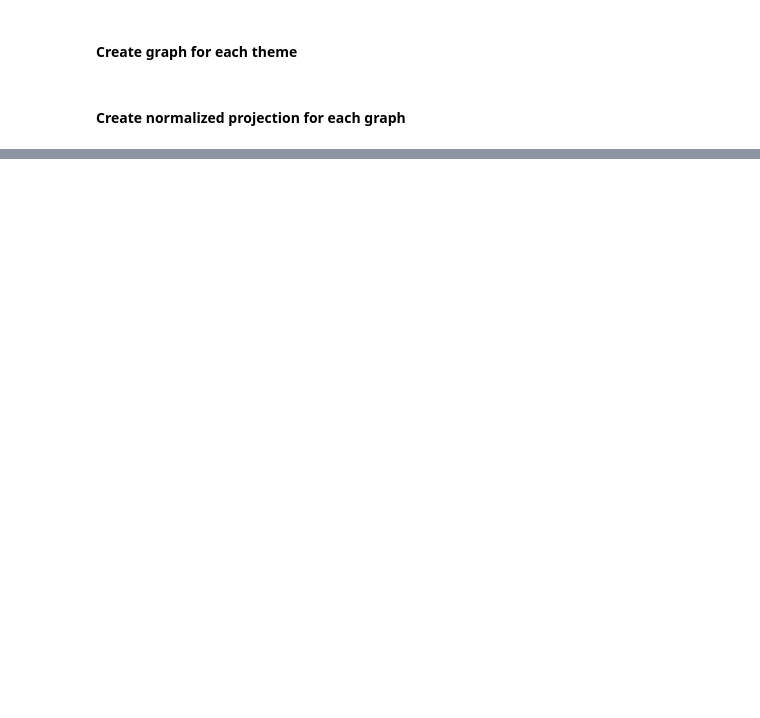
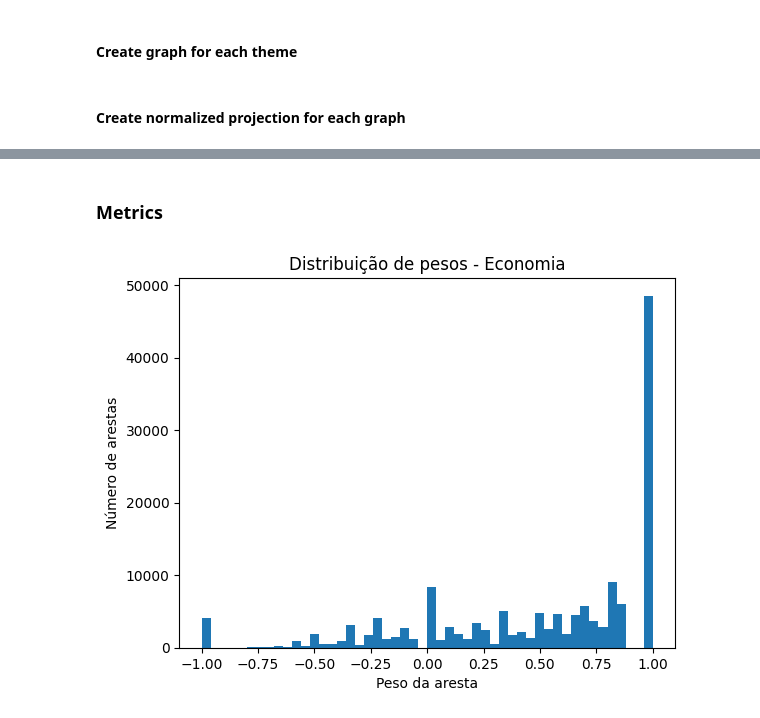
Before and after one commit to gbcastilho/legislative-polarization-knowledge-extraction-graphs, a Jupyter notebook: analysis/notebooks/graph_projections.ipynb, the cells around one changed output, grey strips where cells are left out. Cells and saved outputs as stored; diff of their text form; code cells hidden in the pictures; blank space fills up the shorter version.

Commit message:
feat: add projection positioning standard && metrics

```diff
--- a/analysis/notebooks/graph_projections.ipynb
+++ b/analysis/notebooks/graph_projections.ipynb
@@ -310,0 +379,2 @@ nx.write_gexf(G_proj, f'../graphs/theme_projections/projection_{code_theme}.gexf
+# %%
+attrs = deputies_attrs.set_index('node_id').to_dict('index')
@@ -310,0 +383,4 @@ nx.write_gexf(G_proj, f'../graphs/theme_projections/projection_{code_theme}.gexf
+# %%
+ordered_deputies_nodes = sorted(attrs, key=lambda n: attrs[n].get('partido', ''))
+# %%
+pos = nx.circular_layout(ordered_deputies_nodes)
@@ -310,0 +416,26 @@ nx.write_gexf(G_proj, f'../graphs/theme_projections/projection_{code_theme}.gexf
+# %%
+for theme in voted_themes.itertuples():
+    code_theme = theme.code
+
+    file_path = Path(f'../graphs/theme_normalized/normalized_{code_theme}.gexf')
+    if file_path.exists():
+        continue
+
+    G = nx.read_gexf(f'../graphs/theme_projections/projection_{code_theme}.gexf')
+
+    for node, (x, y) in pos.items():
+        if node in G:
+            G.nodes[node]['x'] = float(x)
+            G.nodes[node]['y'] = float(y)
+
+    positive_edges = [(u, v, d) for u, v, d in G.edges(data=True) if d['weight'] > 0]
+    G_positive = nx.Graph()
+    G_positive.add_nodes_from(G.nodes(data=True))
+    G_positive.add_edges_from(positive_edges)
+
+    bc = nx.betweenness_centrality(G_positive, weight='weight', normalized=True)
+    nx.set_node_attributes(G, bc, 'betweenness')
+
+    nx.write_gexf(G, f'../graphs/theme_normalized/normalized_{code_theme}.gexf')
+# %% [markdown]
+### Metrics
@@ -310,0 +444,13 @@ nx.write_gexf(G_proj, f'../graphs/theme_projections/projection_{code_theme}.gexf
+# %%
+code_theme = 40
+
+G = nx.read_gexf(f'../graphs/theme_projections/projection_{code_theme}.gexf')
+
+weights = [d['weight'] for u, v, d in G.edges(data=True)]
+plt.hist(weights, bins=50)
+plt.xlabel('Peso da aresta')
+plt.ylabel('Número de arestas')
+plt.title(f'Distribuição de pesos - {theme_attrs[code_theme]["theme"]}')
+plt.show()
+# %% [output]
+[figure, added]
```
Also changed, not shown: parts of 22 cells of this notebook.
